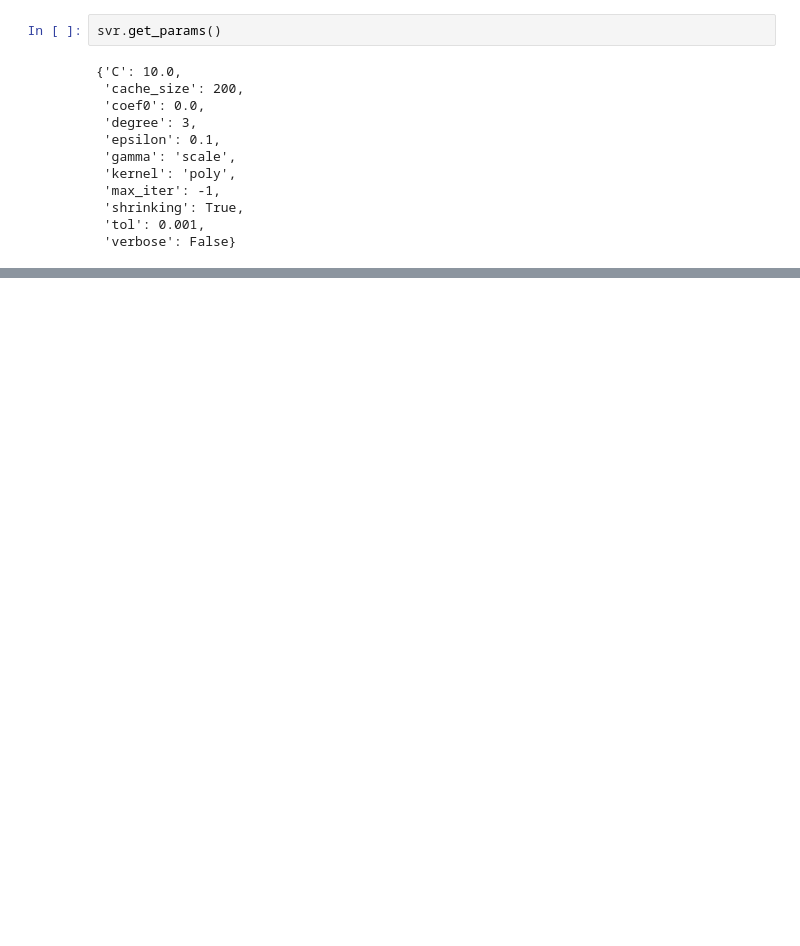
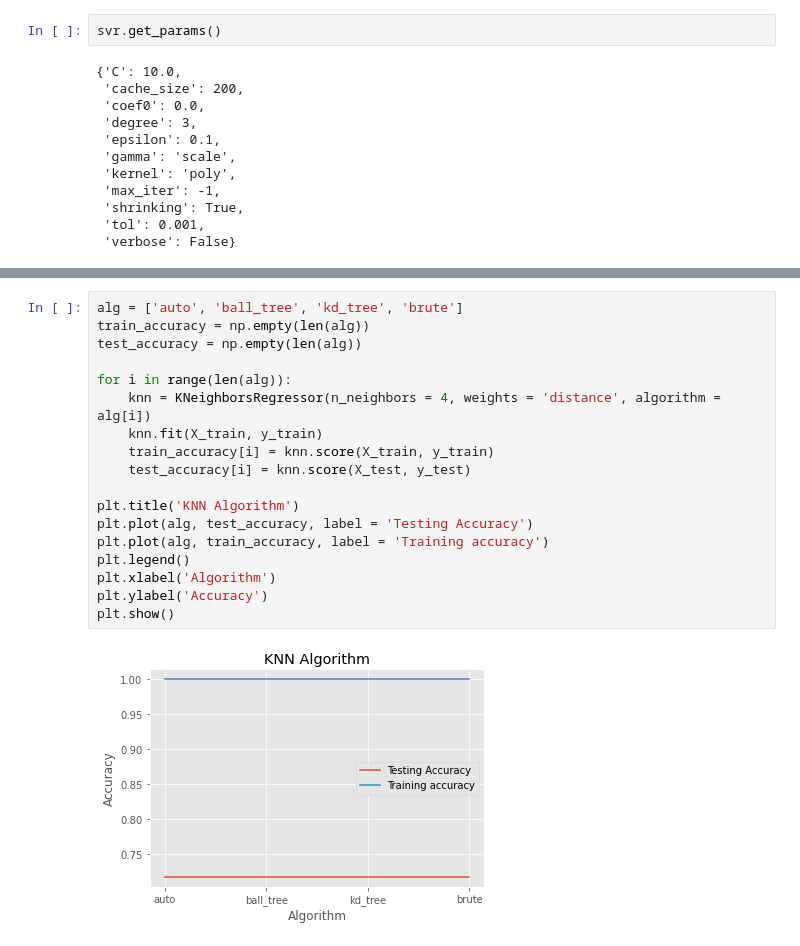
Before and after one commit to vkoli/house-price-regression-cs675, a Jupyter notebook: CS675_MIDTERM_PROJECT_CLEVER_STARS.ipynb, the cells around one changed output, grey strips where cells are left out. Drawn from its saved outputs; the diff is of its cells as text; blank space fills up the shorter version.

```diff
--- a/CS675_MIDTERM_PROJECT_CLEVER_STARS.ipynb
+++ b/CS675_MIDTERM_PROJECT_CLEVER_STARS.ipynb
@@ -331,0 +415,20 @@ svr.get_params()
+# %%
+alg = ['auto', 'ball_tree', 'kd_tree', 'brute']
+train_accuracy = np.empty(len(alg))
+test_accuracy = np.empty(len(alg))
+
+for i in range(len(alg)):
+    knn = KNeighborsRegressor(n_neighbors = 4, weights = 'distance', algorithm = alg[i])
+    knn.fit(X_train, y_train)
+    train_accuracy[i] = knn.score(X_train, y_train)
+    test_accuracy[i] = knn.score(X_test, y_test)
+
+plt.title('KNN Algorithm')
+plt.plot(alg, test_accuracy, label = 'Testing Accuracy')
+plt.plot(alg, train_accuracy, label = 'Training accuracy')
+plt.legend()
+plt.xlabel('Algorithm')
+plt.ylabel('Accuracy')
+plt.show()
+# %% [output]
+[figure, added]
```
Also changed, not shown: parts of 17 cells of this notebook.
